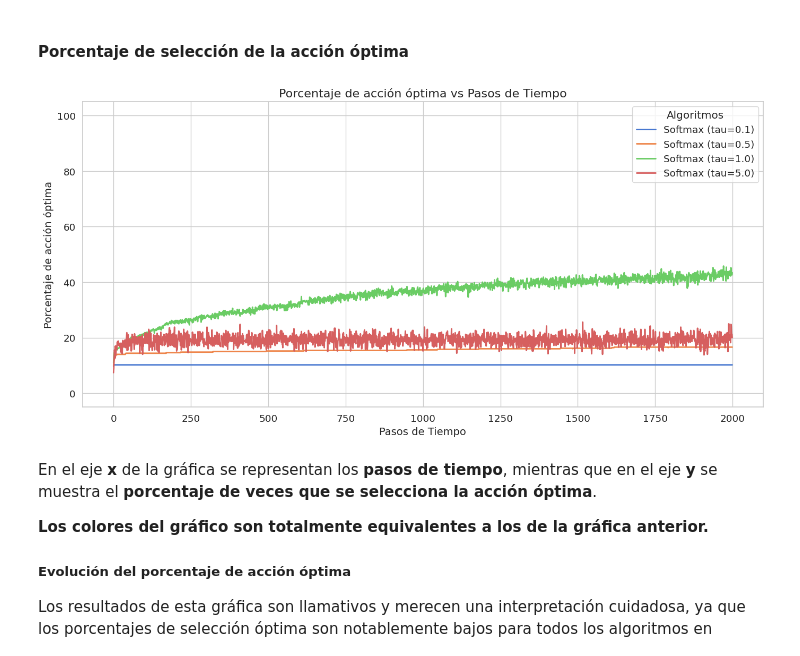
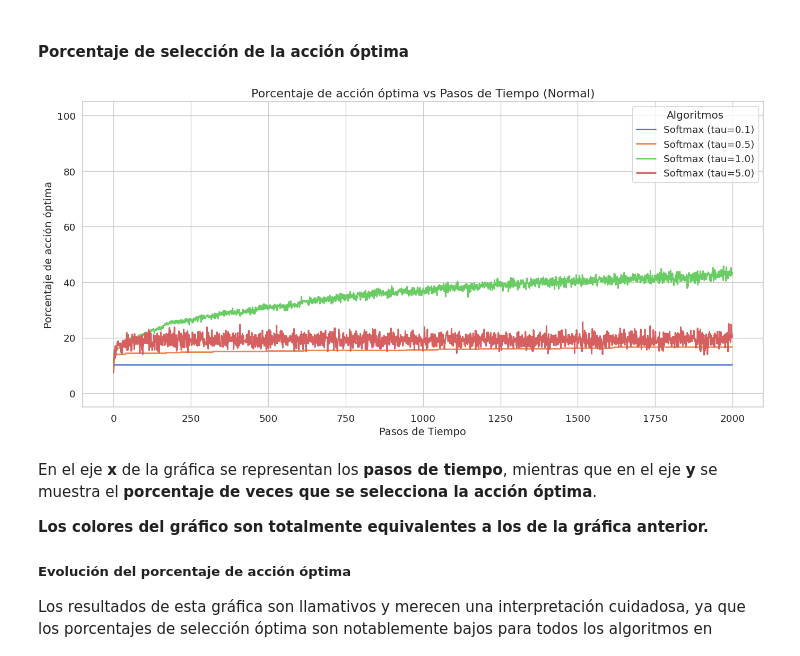
Before and after one commit to angelms2003/FernandezMartinezPolo-EML-RL, a Jupyter notebook: k_brazos/softmax_normal.ipynb, the cells around one changed output. Drawn from its saved outputs; the diff is of its cells as text; code cells hidden in the pictures.

```diff
--- a/k_brazos/softmax_normal.ipynb
+++ b/k_brazos/softmax_normal.ipynb
@@ -226,9 +226,9 @@ y explotar de forma consistente el brazo óptimo en este entorno.
 # %% [markdown]
 #### Porcentaje de selección de la acción óptima
 # %%
-plot_optimal_selections(steps, optimal_n, algorithms_normal)
+plot_optimal_selections(steps, optimal_n, algorithms_normal, "Normal")
 # %% [output]
-[figure, old version]
+[figure, new version]
 # %% [markdown]
 En el eje **x** de la gráfica se representan los **pasos de tiempo**, mientras que en el eje **y** se muestra el **porcentaje de veces que se selecciona la acción óptima**.
 
```
Also changed, not shown: parts of 2 cells of this notebook.
